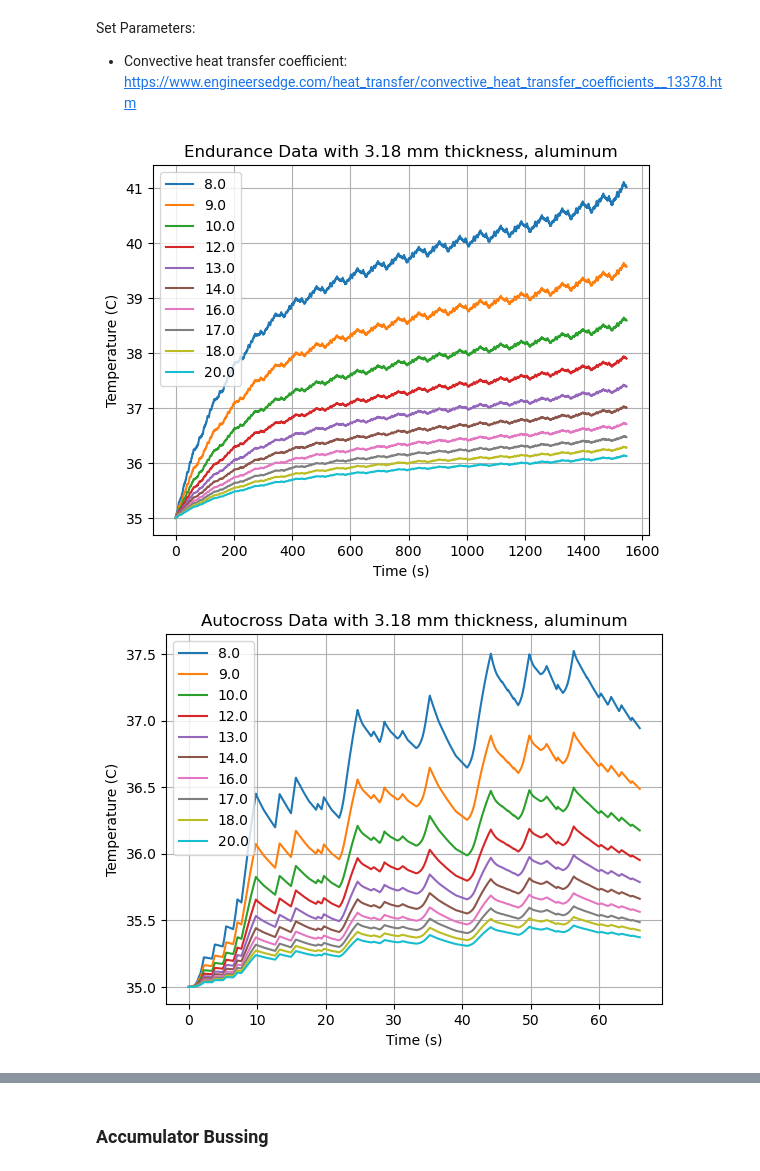
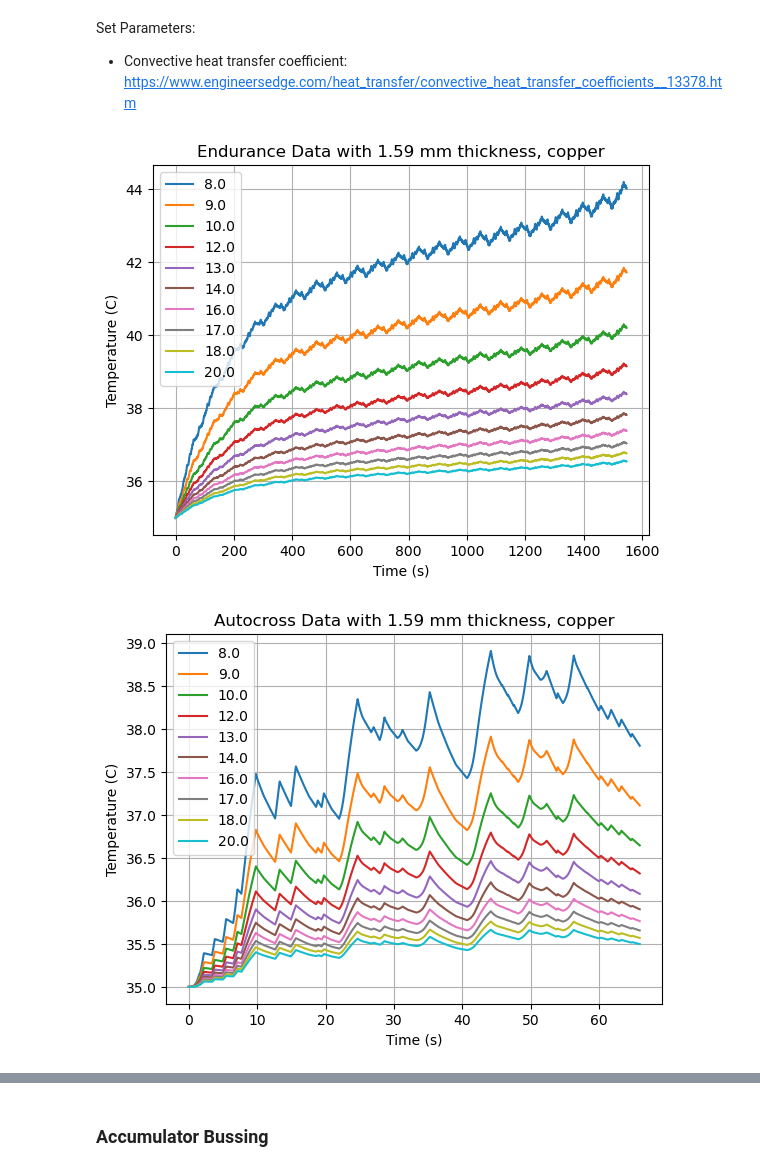
Before and after one commit to UBCFormulaElectric/LapSim, a Jupyter notebook: validation/Busbar Design/busbars.ipynb, the cells around one changed output, grey strips where cells are left out. Saved outputs shown, nothing was run; the diff lists cells and outputs as text; code cells hidden in the pictures.

```diff
--- a/validation/Busbar Design/busbars.ipynb
+++ b/validation/Busbar Design/busbars.ipynb
@@ -42,15 +42,15 @@ material = {'aluminum': aluminum, 'copper': copper}
 
 # Thermal Parameters:
 T_ambient = 35                      # degrees C - ambient temp
-h_free = 1                         # W/m2K - assumed convective heat transfer coefficient for free convection of air (minimum chosen)
+h_free = 1                          # W/m2K - assumed convective heat transfer coefficient for free convection of air (minimum chosen)
 
 # Geometry Parameters:
-thickness = 3.18 * 10**(-3)         # m - busbar thickness - assumed 1/8"
-length = 163.63 * 10**(-3)          # m - longest busbar length (splitter box, negative busbar)
+thickness = 3.18 * 10**(-3) / 2         # m - busbar thickness - assumed 1/8"
+length = 163.63 * 10**(-3)              # m - longest busbar length (splitter box, negative busbar)
 
 ####### VECTORIZED PARAMETER
-# mat_choice = 'copper'
-mat_choice = 'aluminum'
+mat_choice = 'copper'
+# mat_choice = 'aluminum'
 
 num = 10
 width = np.linspace(8 * 10**(-3), 20 * 10**(-3), num)   # m - width options
@@ -80,32 +80,32 @@ def busbar_temp(dataDict, outfile, race, resistance):
         # Q_out.append(np.zeros(len(mass)))                                           # W - to test adiabatic case (ie. coated wire)
 
         busTemp.append((Q_gen[i] - Q_out[i]) * delta_t / (mass * c) + busTemp[i])   # degrees C - next temperature point for busbar
 
         dR = resistance * alpha * (busTemp[i+1] - busTemp[i])                       # Calculate the new resistance values (delta R)
         resistance = resistance + dR                                                # Ohms - new resistance at new temperature
 
     # Save to a dataframe and then output to a .csv
     output_temp = pd.DataFrame(busTemp, columns=width)
     output_temp.to_csv(outfile)
 
     # Plot data
     plt.plot(dataDict['t0'], output_temp)
     plt.title((race + " Data with " + str(thickness * 1000) + " mm thickness, " + mat_choice))
     plt.grid(True)
     plt.xlabel("Time (s)")
     plt.ylabel("Temperature (C)")
 
     # scale width to mm for labels and then truncate
     width_scaled = np.trunc(width * 1000)
     plt.legend(width_scaled)
     plt.savefig(outfile.replace('csv', 'png'))
     plt.show()                                  # clear figure
 
     return output_temp
 
 endur_temp = busbar_temp(endur_data, outfile_endurance, 'Endurance', resistance)
 auto_temp = busbar_temp(auto_data, outfile_autocross, 'Autocross', resistance)
 accel_temp = busbar_temp(accel_data, outfile_accel, 'Acceleration', resistance)
 # %% [output]
-[figure, old version]
+[figure, new version]
-[figure, old version]
+[figure, new version]
```
Also changed, not shown: parts of 3 cells of this notebook, 13 other files.
